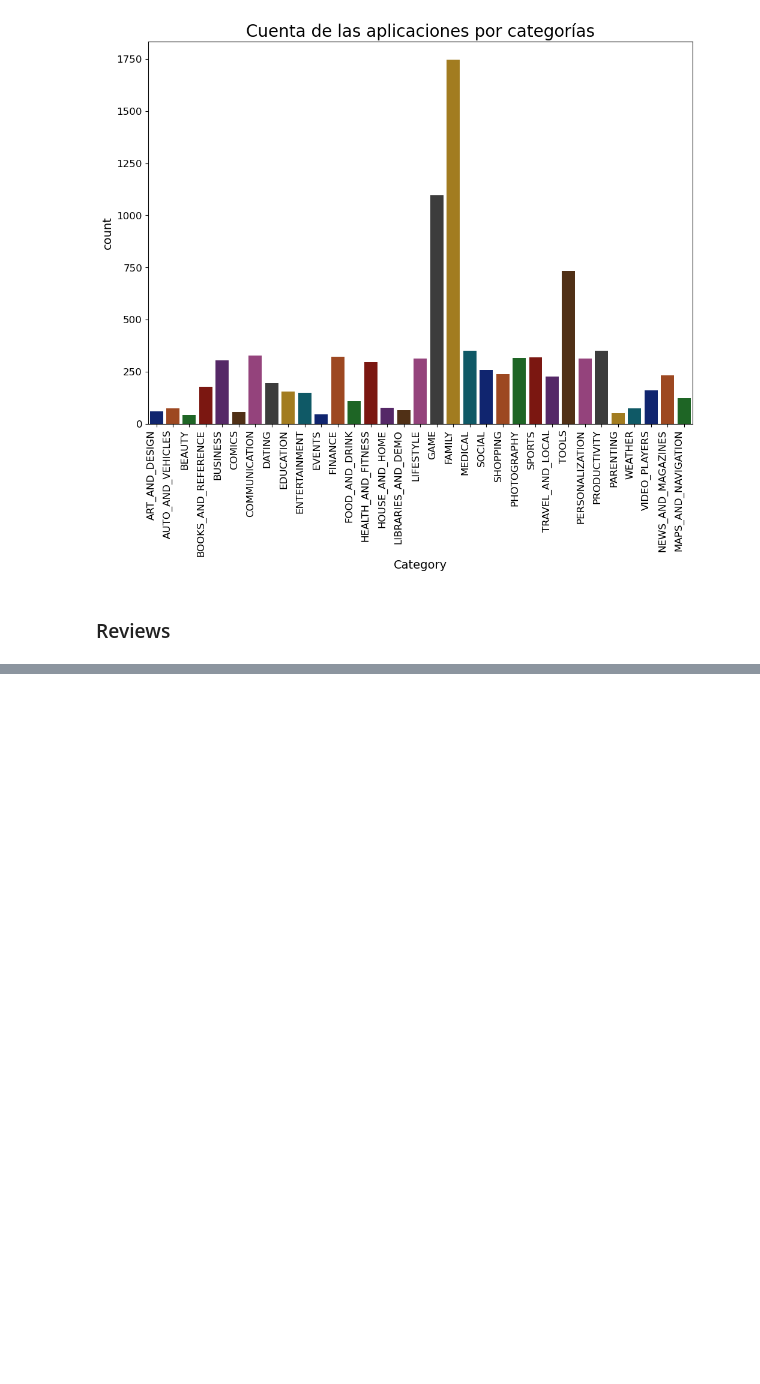
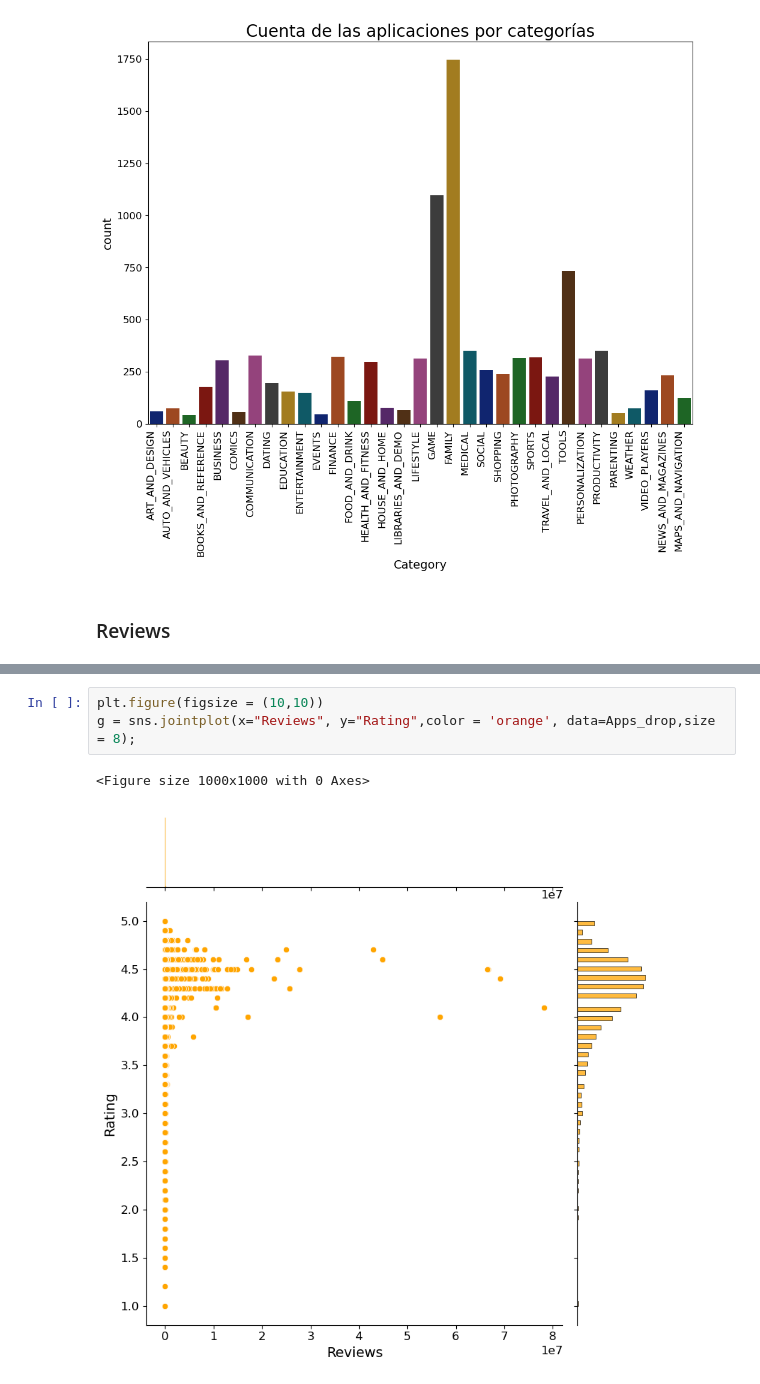
Before and after one commit to DaniPaz12/VisualStudioThings, a Jupyter notebook: IA/Notebooks CLASIFICACION Y CLUSTERING/Clasificación Google Play Store App.ipynb, the cells around one changed output, grey strips where cells are left out. Drawn from its saved outputs; the diff is of its cells as text; blank space fills up the shorter version.

```diff
--- a/IA/Notebooks CLASIFICACION Y CLUSTERING/Clasificación Google Play Store App.ipynb
+++ b/IA/Notebooks CLASIFICACION Y CLUSTERING/Clasificación Google Play Store App.ipynb
@@ -551,0 +603,6 @@ Text(0.5, 1.0, 'Cuenta de las aplicaciones por categorías')
+# %%
+plt.figure(figsize = (10,10))
+g = sns.jointplot(x="Reviews", y="Rating",color = 'orange', data=Apps_drop,size = 8);
+# %% [output]
+<Figure size 1000x1000 with 0 Axes>
+[figure, added]
```
Also changed, not shown: parts of 41 cells of this notebook, 1 other file.
